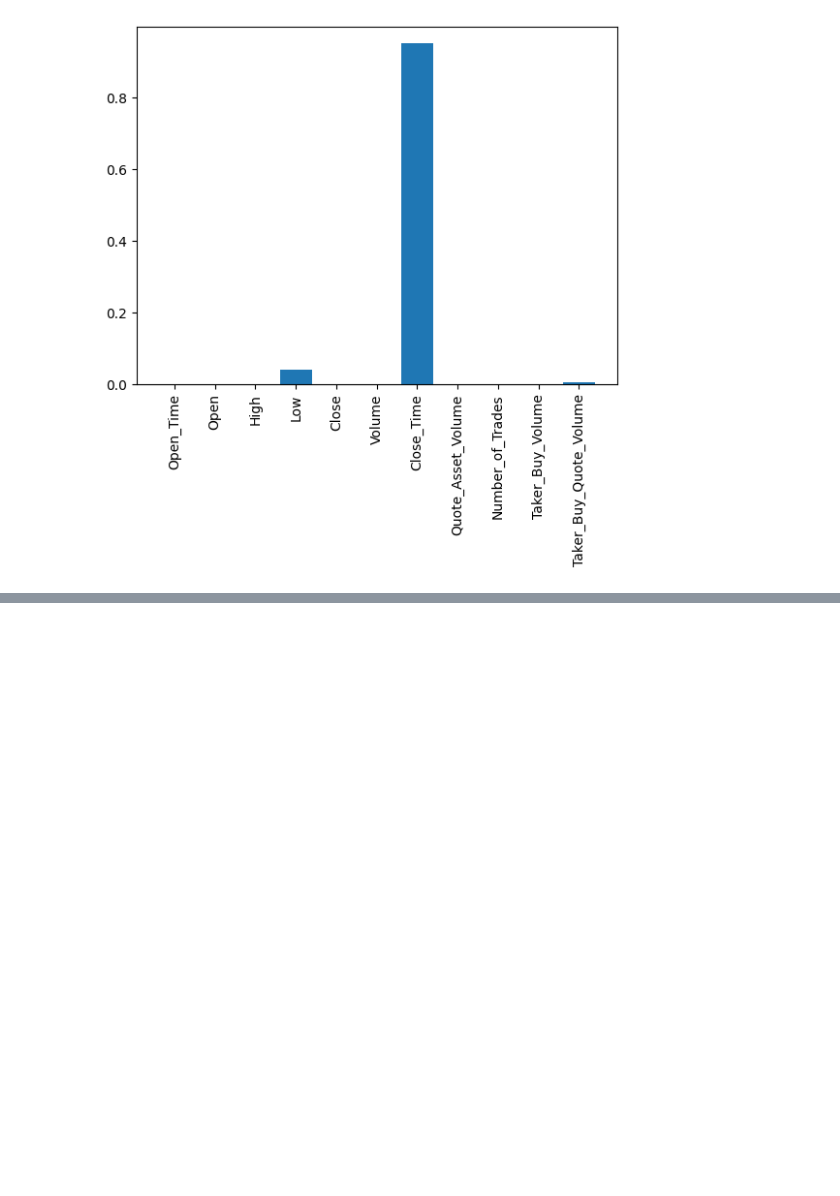
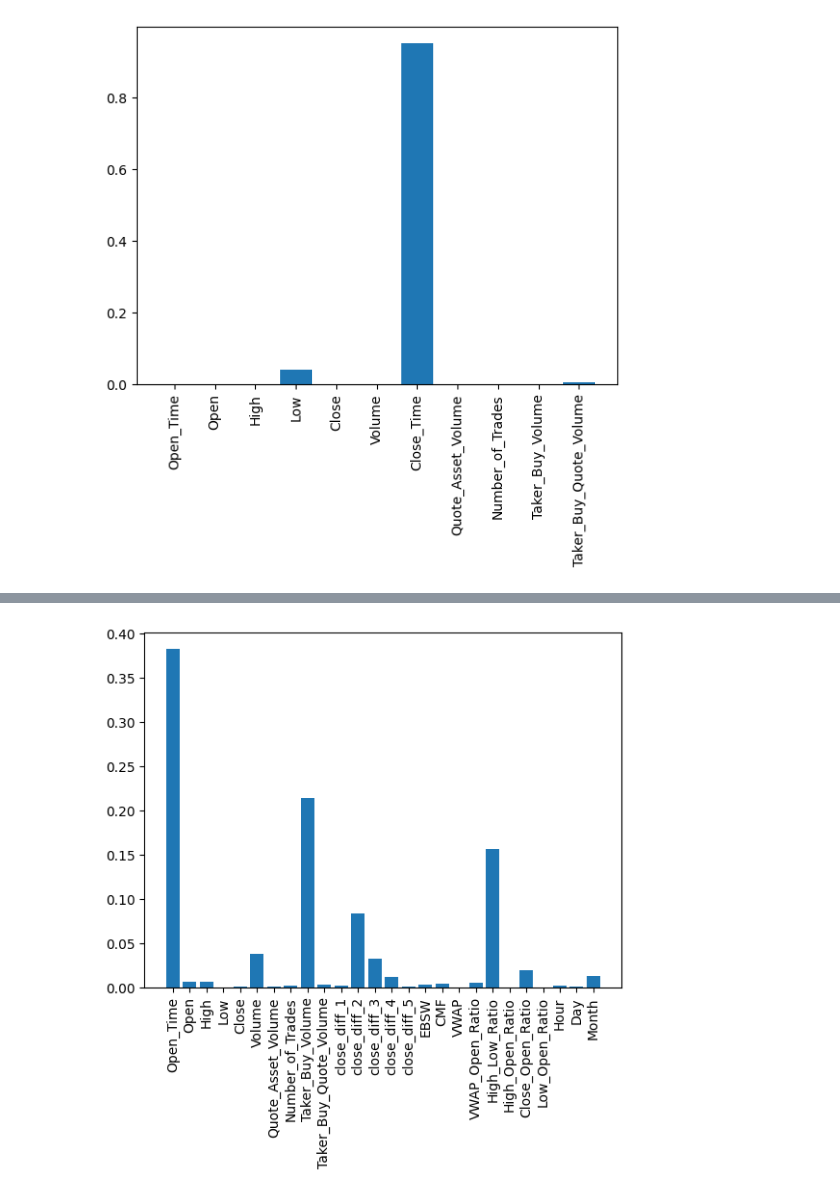
Before and after one commit to vladmashtak/studying_tabnet, a Jupyter notebook: test_tabnet.ipynb, the cells around one changed output, grey strips where cells are left out. Saved outputs shown, nothing was run; the diff lists cells and outputs as text; code cells hidden in the pictures; blank space fills up the shorter version.

Commit message:
added new dataset with indicators

```diff
--- a/test_tabnet.ipynb
+++ b/test_tabnet.ipynb
@@ -157,0 +256,36 @@ plt.show()
+# %%
+import pandas as pd
+from sklearn.model_selection import train_test_split
+from pytorch_tabnet.tab_model import TabNetClassifier
+
+# Загрузим данные полностью
+df = pd.read_csv('dataset_with_indicators.csv')
+
+# Пропустим первые 40 строк
+df = df.iloc[40:].reset_index(drop=True)
+
+# Преобразуем в timestamp
+df['Open_Time'] = pd.to_datetime(df['Open_Time'], format='%Y-%m-%d %H:%M:%S').astype('int64') // 10**6
+
+# Посмотрим первые несколько строк, чтобы понять структуру
+print(df.head(1))
+
+# Разделим на признаки и целевую переменную
+X = df.drop(columns=['target'])
+y = df['target']
+
+# Разделим на обучающую и тестовую выборки
+X_train, X_test, y_train, y_test = train_test_split(X, y, test_size=0.2, shuffle=False)
+
+# Обучим модель
+clf = TabNetClassifier(
+    device_name="cuda"
+)
+clf.fit(
+    X_train.values, y_train.values,
+    eval_set=[(X_test.values, y_test.values)],
+    max_epochs=100,
+    patience=20,
+    batch_size=8192,
+    virtual_batch_size=4096
+)
@@ -157,0 +342,9 @@ plt.show()
+# %%
+import matplotlib.pyplot as plt
+
+feat_importances = clf.feature_importances_
+plt.bar(X.columns, feat_importances)
+plt.xticks(rotation=90)
+plt.show()
+# %% [output]
+[figure, added]
```
Also changed, not shown: parts of 4 cells of this notebook, 1 other file.
